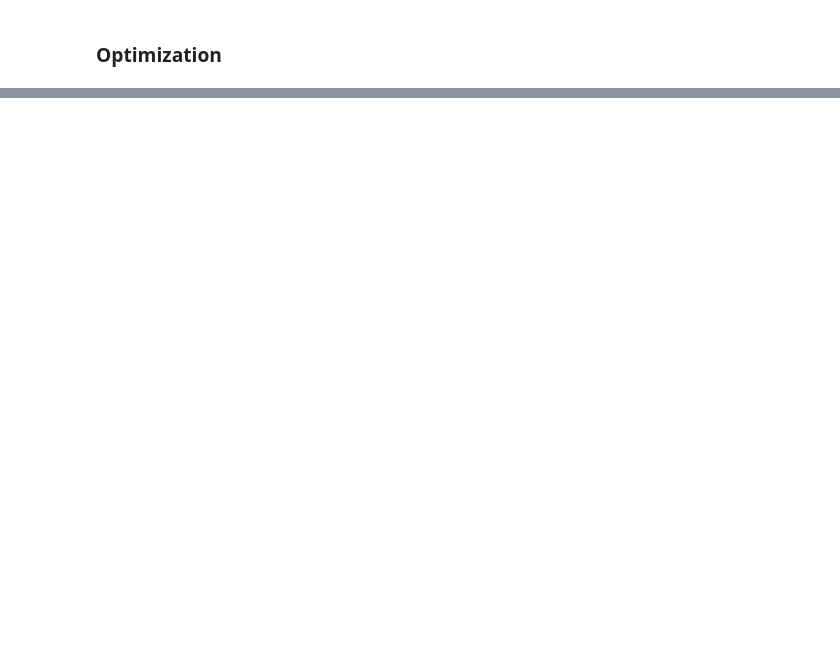
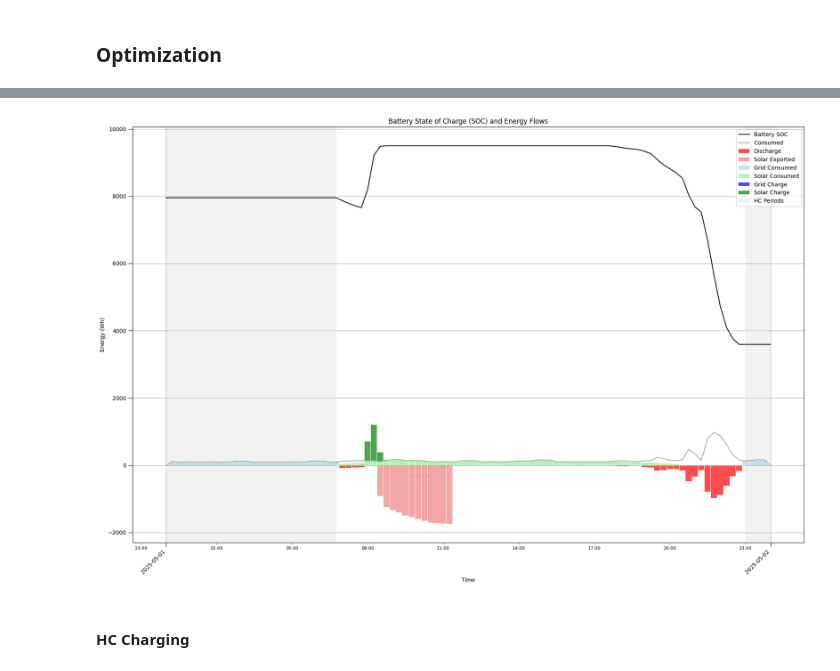
Before and after one commit to braibaud/EnphaseAnalysis, a Jupyter notebook: Report Analysis.ipynb, the cells around one changed output, grey strips where cells are left out. Drawn from its saved outputs; the diff is of its cells as text; code cells hidden in the pictures; blank space fills up the shorter version.

```diff
--- a/Report Analysis.ipynb
+++ b/Report Analysis.ipynb
@@ -860,2 +593,6 @@ plot_battery_charge(scaled_df, start_date='2025-01-01', end_date='2025-01-03')
+# %%
+# Define ranges to test
+solar_capacities = [9000.0]
+battery_capacities = [10000.0]
 # %% [markdown]
 ### Optimization
@@ -955,4 +598,0 @@ total_saving_with_battery: 317 €
-# %%
-# Define ranges to test
-solar_capacities = np.arange(7, 13, 1)  # From 7 to 12 kWc in 1 kWc steps
-battery_capacities = np.arange(5000, 16000, 1000)  # From 5 to 15 kWh in 1 kWh steps
@@ -1336,19 +598,0 @@ def plot_optimization_results(results_df, optimal_config):
-# %%
-# Define ranges to test
-solar_capacities = np.arange(7, 13, 1)  # From 7 to 12 kWc in 1 kWc steps
-battery_capacities = np.arange(5, 16, 1)  # From 5 to 15 kWh in 1 kWh steps
-
-# Run optimization with your original data
-# Assuming your original dataframe is called 'original_df'
-results_df, optimal_config = optimize_system(original_df, solar_capacities, battery_capacities)
-
-# Display results
-print("\nOptimal Configuration Found:")
-print(f"Solar Capacity: {optimal_config['solar_capacity_kWc']} kWc")
-print(f"Battery Capacity: {optimal_config['battery_capacity_kWh']} kWh")
-print(f"Minimum Total Cost: {optimal_config['total_cost']:.2f} EUR/year")
-print(f"Baseline Cost (no PV): {optimal_config['total_energy_cost']:.2f} EUR/year")
-print(f"Cost with PV only: {optimal_config['total_energy_cost_with_pv']:.2f} EUR/year")
-
-# Generate visualizations
-plot_optimization_results(results_df, optimal_config)
@@ -1356,0 +601,15 @@ KeyboardInterrupt:
+# %%
+results = optimize_capacity(
+    raw_df,
+    wh_price_sale_eur,
+    wh_price_high_eur,
+    wh_price_low_eur,
+    subscription_monthly_fee_eur,
+    current_solar_capacity,
+    solar_capacities,
+    battery_capacities,
+    battery_discharge_lower_limit_pc,
+    battery_charge_upper_limit_pc,
+    battery_efficiency_pc,
+    enable_hc_charging=False,
+)
@@ -1356,0 +626,6 @@ KeyboardInterrupt:
+# %%
+plot_battery_soc(results[-1]['data'], "2025-05-01", "2025-05-02")
+# %% [output]
+[figure, added]
+# %% [markdown]
+#### HC Charging
```
Also changed, not shown: parts of 62 cells of this notebook.
